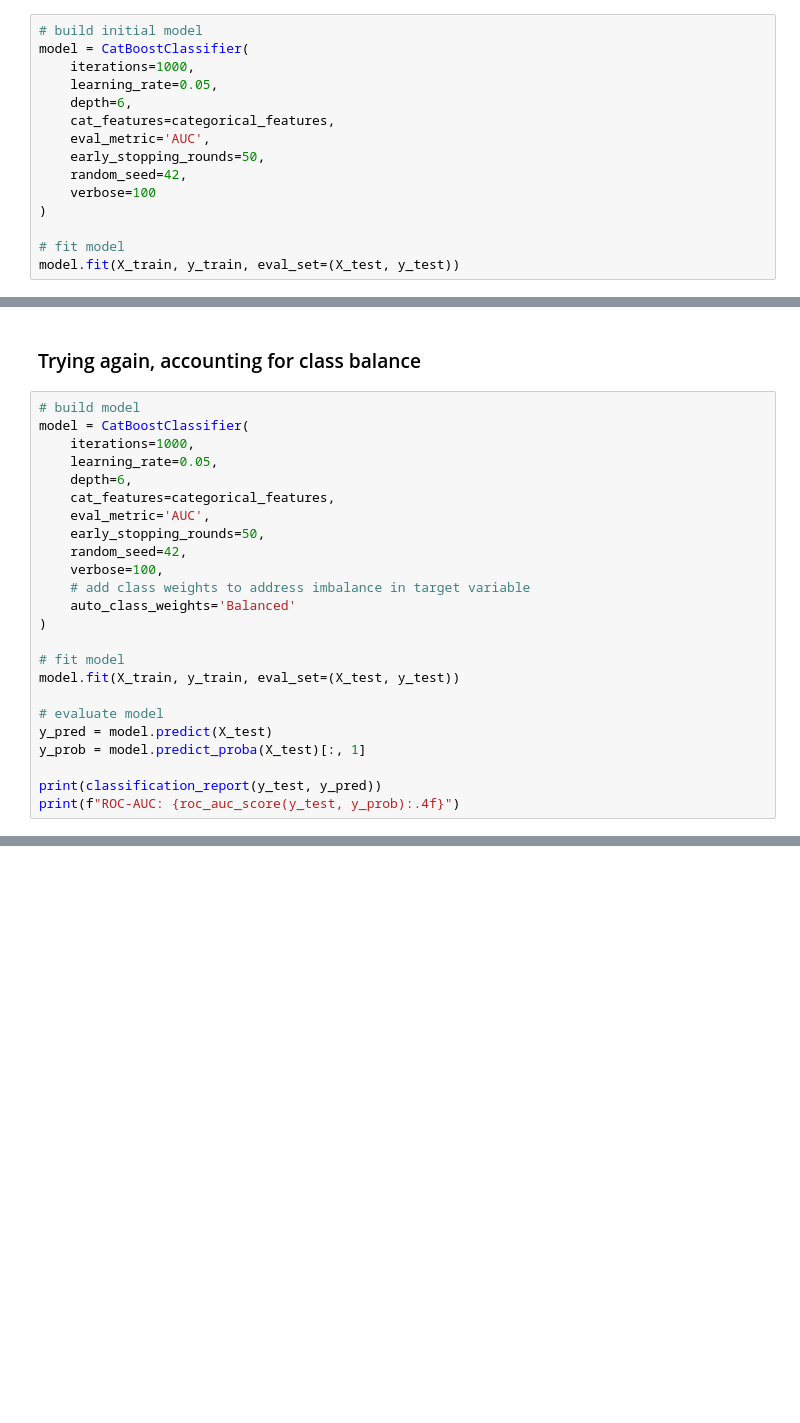
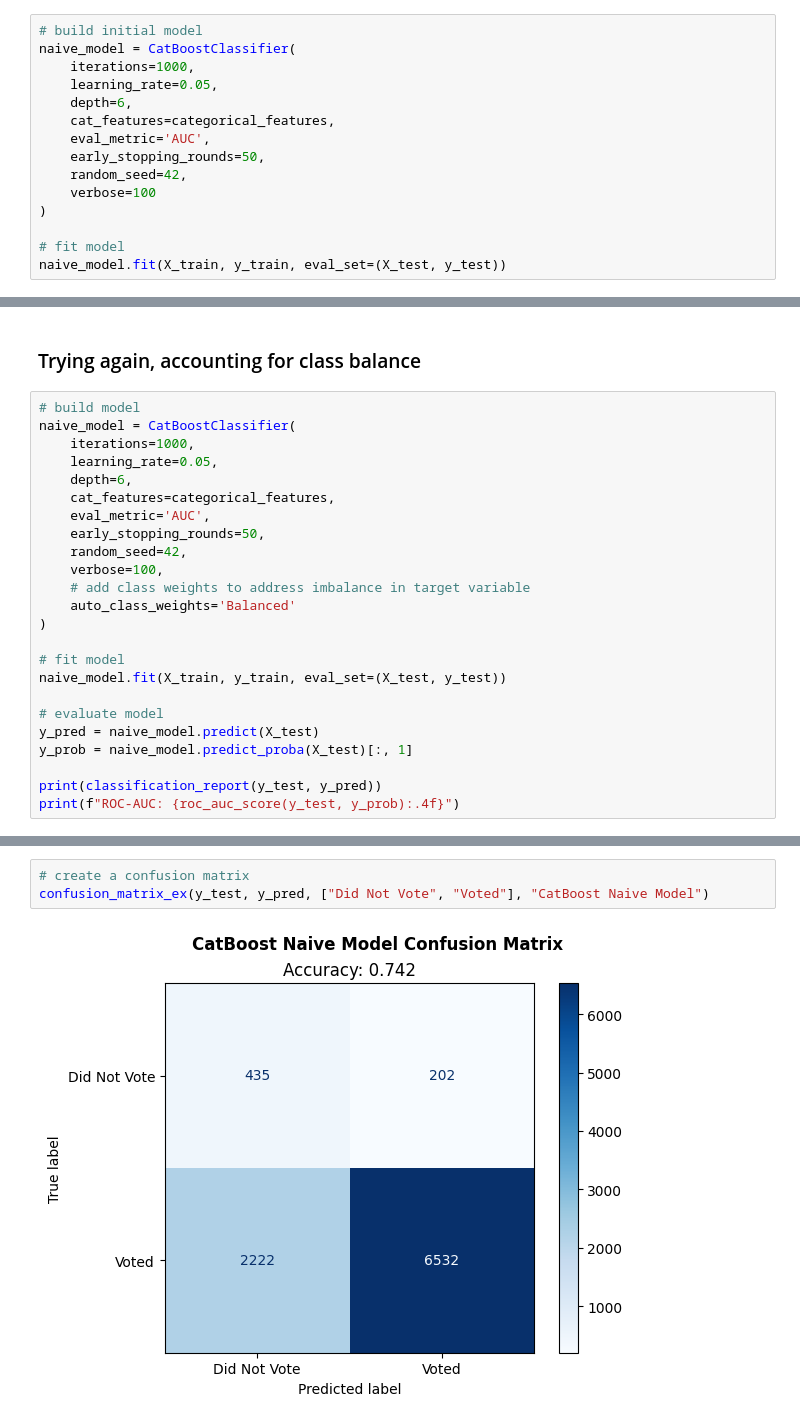
Before and after one commit to agtrinidad/s26-hnz-voter-predictors, a Jupyter notebook: g17_cierra_workspace.ipynb, the cells around one changed output, grey strips where cells are left out. Drawn from its saved outputs; the diff is of its cells as text; blank space fills up the shorter version.

```diff
--- a/g17_cierra_workspace.ipynb
+++ b/g17_cierra_workspace.ipynb
@@ -1107,7 +1219,7 @@ y = Voting_df['VoteFlag'].astype(int) # cat prefers 0/1 over bool, convert targe
 X_train, X_test, y_train, y_test = train_test_split(X, y, test_size=0.2, random_state=42, stratify=y)
 # %%
 # build initial model
-model = CatBoostClassifier(
+naive_model = CatBoostClassifier(
     iterations=1000,
     learning_rate=0.05,
     depth=6,
@@ -1119,5 +1231,5 @@ model = CatBoostClassifier(
 )
 
 # fit model
-model.fit(X_train, y_train, eval_set=(X_test, y_test))
+naive_model.fit(X_train, y_train, eval_set=(X_test, y_test))
 # %% [output]
@@ -1172,7 +1284,7 @@ dtype: float64
 ### Trying again, accounting for class balance
 # %%
 # build model
-model = CatBoostClassifier(
+naive_model = CatBoostClassifier(
     iterations=1000,
     learning_rate=0.05,
     depth=6,
@@ -1186,11 +1298,11 @@ model = CatBoostClassifier(
 )
 
 # fit model
-model.fit(X_train, y_train, eval_set=(X_test, y_test))
+naive_model.fit(X_train, y_train, eval_set=(X_test, y_test))
 
 # evaluate model
-y_pred = model.predict(X_test)
-y_prob = model.predict_proba(X_test)[:, 1]
+y_pred = naive_model.predict(X_test)
+y_prob = naive_model.predict_proba(X_test)[:, 1]
 
 print(classification_report(y_test, y_pred))
 print(f"ROC-AUC: {roc_auc_score(y_test, y_prob):.4f}")
@@ -1229,3 +1342,8 @@ region         4.007567
 hispanic       1.393556
 is_student     0.723277
 dtype: float64
+# %%
+# create a confusion matrix
+confusion_matrix_ex(y_test, y_pred, ["Did Not Vote", "Voted"], "CatBoost Naive Model")
+# %% [output]
+[figure, added]
```
Also changed, not shown: parts of 56 cells of this notebook.
